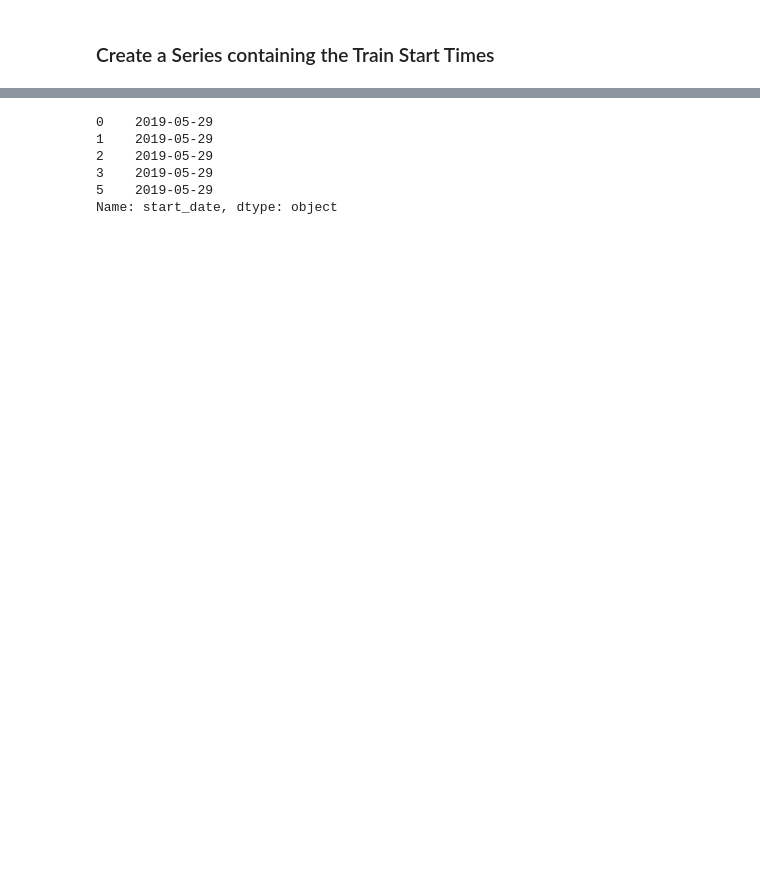
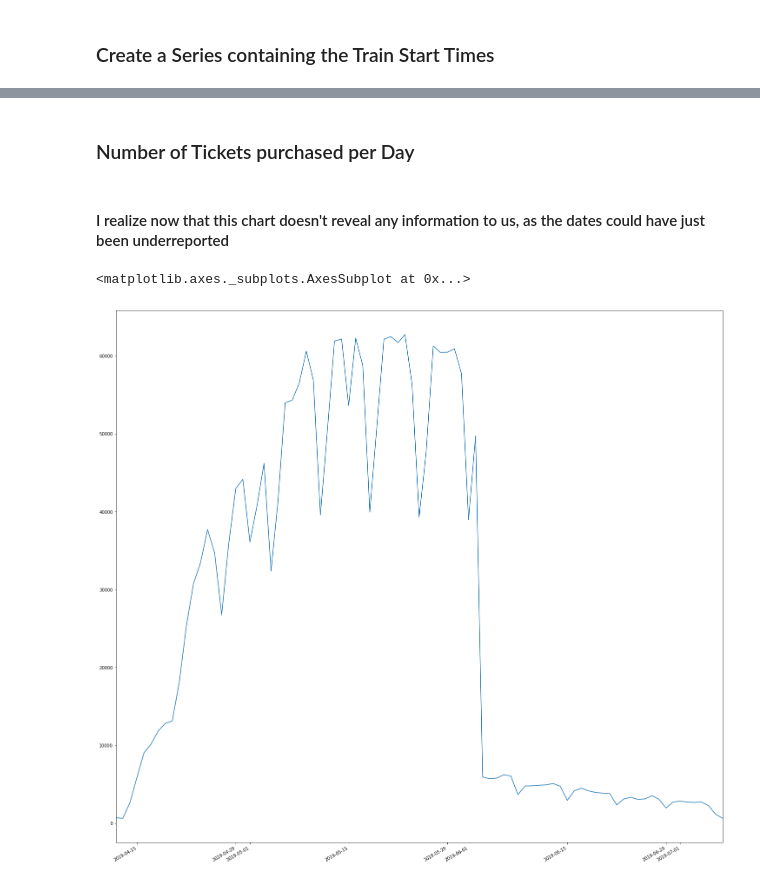
Before and after one commit to iamtheshazbot/Kaggle-Spanish, a Jupyter notebook: Untitled.ipynb, the cells around one changed output, grey strips where cells are left out. Saved outputs shown, nothing was run; the diff lists cells and outputs as text; code cells hidden in the pictures; blank space fills up the shorter version.

Commit message:
added some plots

```diff
--- a/Untitled.ipynb
+++ b/Untitled.ipynb
@@ -67,6 +86,6 @@ data.isnull().sum()
 # %% [markdown]
 ### Create a Series containing the Train Start Times
 # %%
-timeS = pd.Series(data["start_date"].str.split(" ").str[0])
+timeS = pd.Series(data["start_date"].str.split(" ").str[0].astype("datetime64"))
 print(timeS[0:5])
 # %% [output]
@@ -79,10 +98,9 @@ Name: start_date, dtype: object
-# %%
-timeS.to_string()
-print(timeS[0:5])
-# %% [output]
-0    2019-05-29
-1    2019-05-29
-2    2019-05-29
-3    2019-05-29
-5    2019-05-29
-Name: start_date, dtype: object
+# %% [markdown]
+### Number of Tickets purchased per Day
+# %% [markdown]
+#### I realize now that this chart doesn't reveal any information to us, as the dates could have just been underreported
+# %%
+pd.value_counts(timeS).plot(figsize=(25,25))
+# %% [output]
+<matplotlib.axes._subplots.AxesSubplot at 0x...>
+[figure, added]
```
Also changed, not shown: parts of 7 cells of this notebook.
